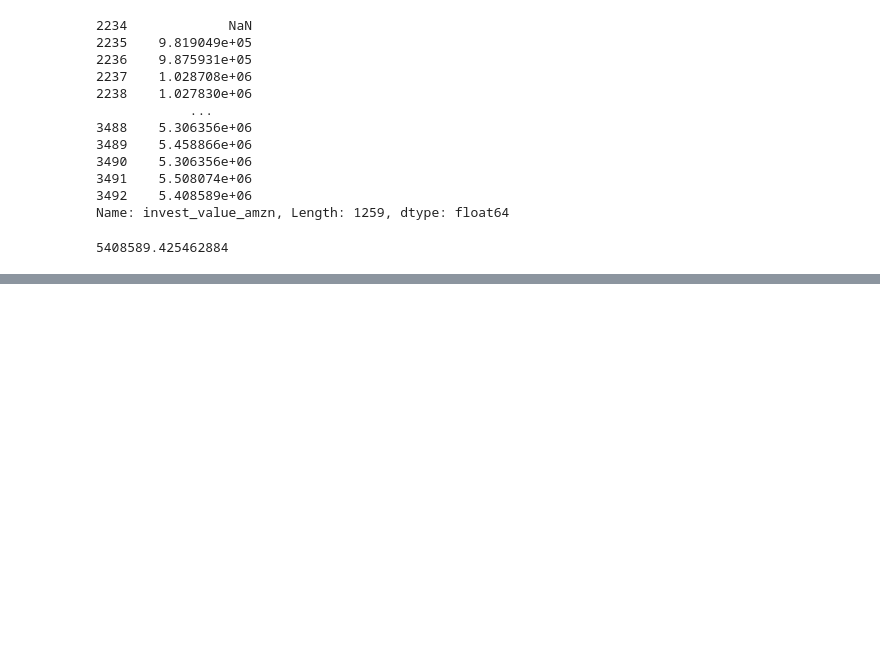
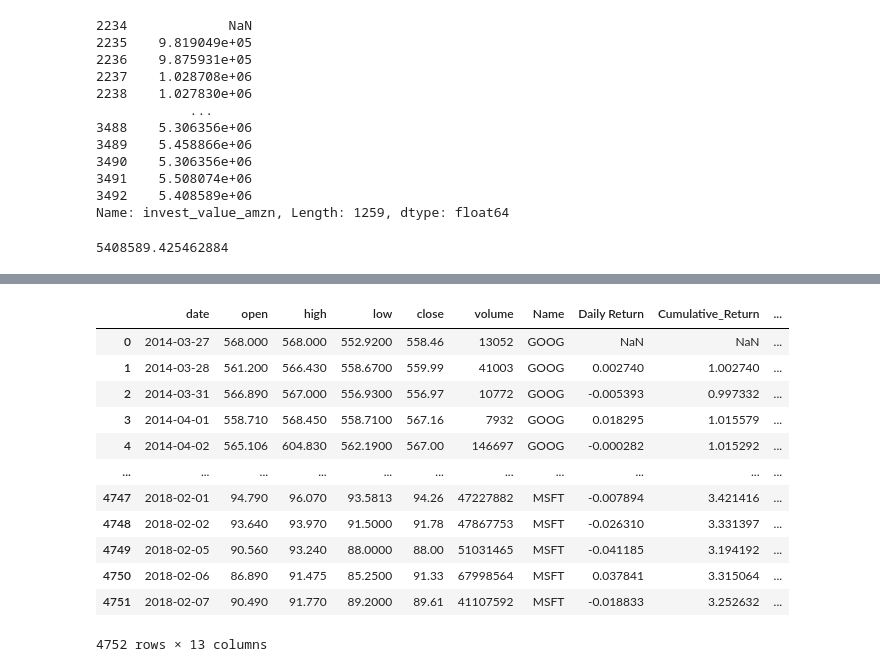
Before and after one commit to ThonteShila/DataAnalytics_Projects, a Jupyter notebook: Stock Market Data Analytics/Stock_Market_Analysis_Notebook.ipynb, the cells around one changed output, grey strips where cells are left out. Drawn from its saved outputs; the diff is of its cells as text; code cells hidden in the pictures; blank space fills up the shorter version.

```diff
--- a/Stock Market Data Analytics/Stock_Market_Analysis_Notebook.ipynb
+++ b/Stock Market Data Analytics/Stock_Market_Analysis_Notebook.ipynb
@@ -268,0 +327,22 @@ px.line(df_best,x="date",y="invest_value_amzn",title="Investment value over time
+# %%
+all_data["Ma20"]=all_data.groupby("Name")["close"].transform(lambda  x: x.rolling(20).mean())
+# %%
+all_data["Ma10"]=all_data.groupby("Name")["close"].transform(lambda  x: x.rolling(10).mean())
+# %%
+all_data["ma50"]=all_data.groupby("Name")["close"].transform(lambda  x: x.rolling(50).mean())
+# %%
+all_data
+# %% [output]
+|  | date | open | high | low | close | volume | Name | Daily Return | Cumulative_Return | ... |
+| 0 | 2014-03-27 | 568.000 | 568.000 | 552.9200 | 558.46 | 13052 | GOOG | NaN | NaN | ... |
+| 1 | 2014-03-28 | 561.200 | 566.430 | 558.6700 | 559.99 | 41003 | GOOG | 0.002740 | 1.002740 | ... |
+| 2 | 2014-03-31 | 566.890 | 567.000 | 556.9300 | 556.97 | 10772 | GOOG | -0.005393 | 0.997332 | ... |
+| 3 | 2014-04-01 | 558.710 | 568.450 | 558.7100 | 567.16 | 7932 | GOOG | 0.018295 | 1.015579 | ... |
+| 4 | 2014-04-02 | 565.106 | 604.830 | 562.1900 | 567.00 | 146697 | GOOG | -0.000282 | 1.015292 | ... |
+| ... | ... | ... | ... | ... | ... | ... | ... | ... | ... | ... |
+| 4747 | 2018-02-01 | 94.790 | 96.070 | 93.5813 | 94.26 | 47227882 | MSFT | -0.007894 | 3.421416 | ... |
+| 4748 | 2018-02-02 | 93.640 | 93.970 | 91.5000 | 91.78 | 47867753 | MSFT | -0.026310 | 3.331397 | ... |
+| 4749 | 2018-02-05 | 90.560 | 93.240 | 88.0000 | 88.00 | 51031465 | MSFT | -0.041185 | 3.194192 | ... |
+| 4750 | 2018-02-06 | 86.890 | 91.475 | 85.2500 | 91.33 | 67998564 | MSFT | 0.037841 | 3.315064 | ... |
+| 4751 | 2018-02-07 | 90.490 | 91.770 | 89.2000 | 89.61 | 41107592 | MSFT | -0.018833 | 3.252632 | ... |
+4752 rows × 13 columns
```
Also changed, not shown: parts of 18 cells of this notebook, 2 other files.
